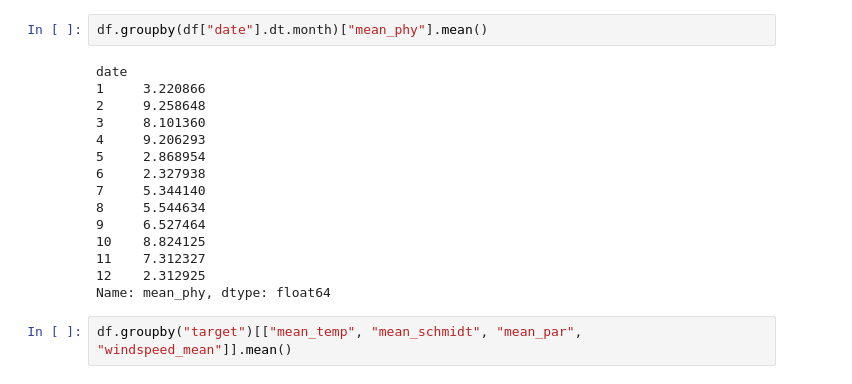
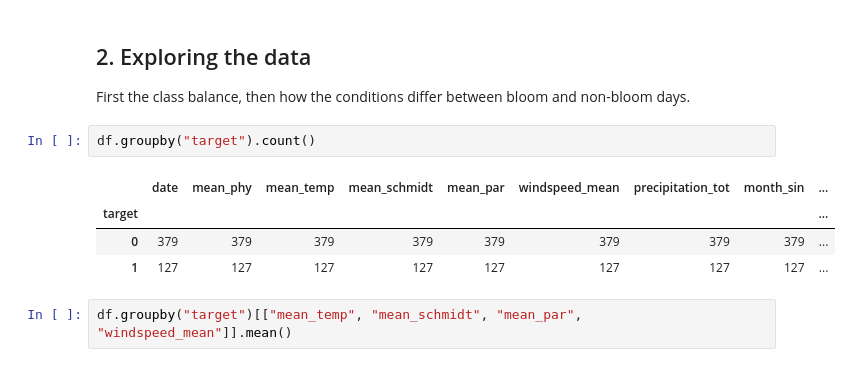
Before and after one commit to segurad308-jpg/cyne-model-prediction, a Jupyter notebook: notebooks/analysis.ipynb, the cells around one changed output. Drawn from its saved outputs; the diff is of its cells as text.

```diff
--- a/notebooks/analysis.ipynb
+++ b/notebooks/analysis.ipynb
@@ -28,20 +34,14 @@ df
+# %% [markdown]
+## 2. Exploring the data
+
+First the class balance, then how the conditions differ between bloom and non-bloom days.
 # %%
-df.groupby(df["date"].dt.month)["mean_phy"].mean()
+df.groupby("target").count()
 # %% [output]
-date
-1     3.220866
-2     9.258648
-3     8.101360
-4     9.206293
-5     2.868954
-6     2.327938
-7     5.344140
-8     5.544634
-9     6.527464
-10    8.824125
-11    7.312327
-12    2.312925
-Name: mean_phy, dtype: float64
+|  | date | mean_phy | mean_temp | mean_schmidt | mean_par | windspeed_mean | precipitation_tot | month_sin | ... |
+| target |  |  |  |  |  |  |  |  | ... |
+| 0 | 379 | 379 | 379 | 379 | 379 | 379 | 379 | 379 | ... |
+| 1 | 127 | 127 | 127 | 127 | 127 | 127 | 127 | 127 | ... |
 # %%
 df.groupby("target")[["mean_temp", "mean_schmidt", "mean_par", "windspeed_mean"]].mean()
 # %% [output]
```
Also changed, not shown: parts of 19 cells of this notebook, 5 other files.
